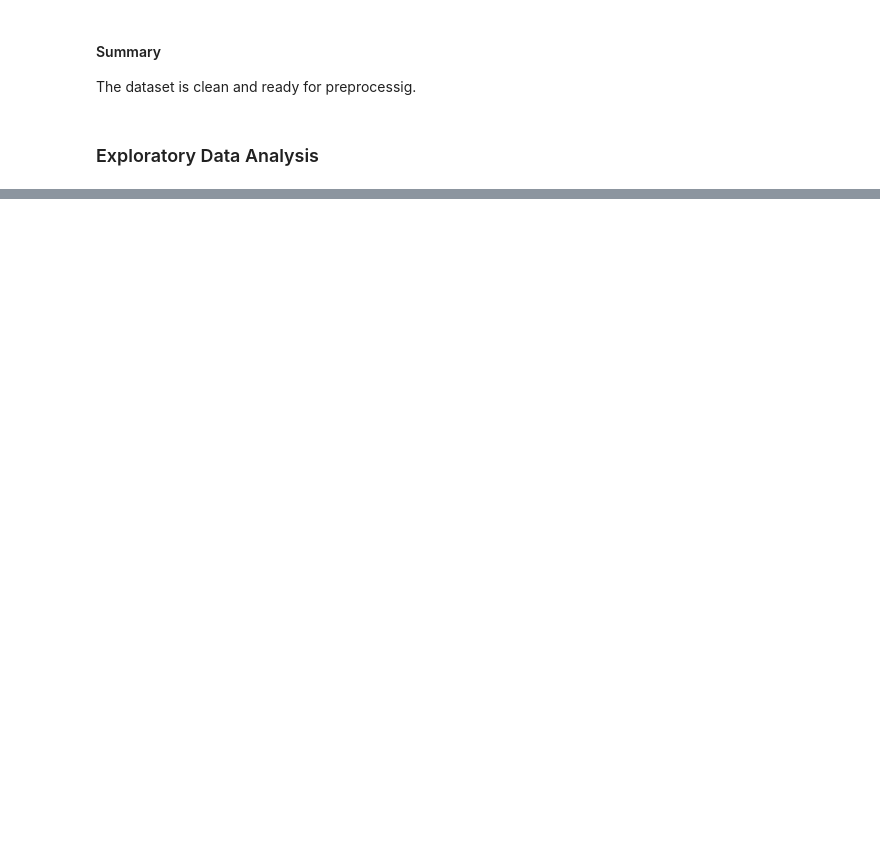
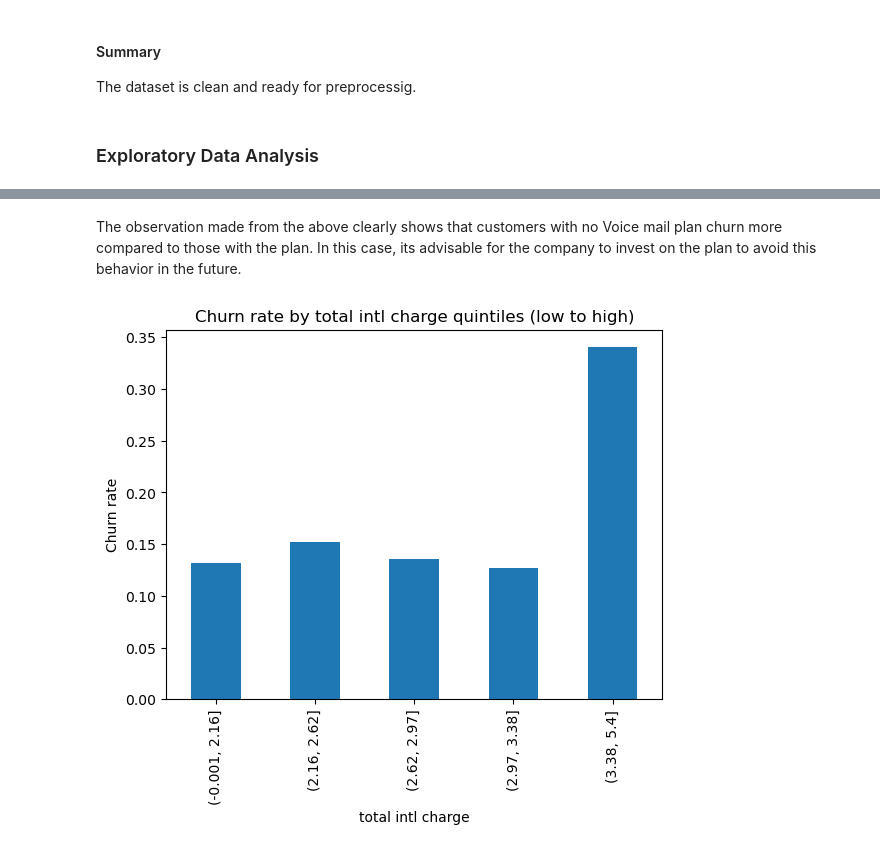
Before and after one commit to Smwangi1/Phase3-Group1-Project, a Jupyter notebook: classification-analysis.ipynb, the cells around one changed output, grey strips where cells are left out. Saved outputs shown, nothing was run; the diff lists cells and outputs as text; code cells hidden in the pictures; blank space fills up the shorter version.

```diff
--- a/classification-analysis.ipynb
+++ b/classification-analysis.ipynb
@@ -262,0 +323,16 @@ sns.countplot(x="churn", data=data)
+# %% [markdown]
+The observation made from the above clearly shows that customers with no Voice mail plan churn more compared to those with the plan. In this case, its advisable for the company to invest on the plan to avoid this behavior in the future.
+# %%
+# are high charges linked to churn? (bining by quintiles)
+def plot_binned_churn(col, q=5):
+    b = pd.qcut(df[col], q=q, duplicates='drop')
+    tbl = df.groupby(b)['churn_num'].mean()
+    ax = tbl.plot(kind='bar')
+    ax.set_title(f'Churn rate by {col} quintiles (low to high)')
+    ax.set_ylabel('Churn rate'); ax.set_xlabel(col)
+    return tbl
+
+bins_day = plot_binned_churn('total day charge', q=5)
+bins_intl = plot_binned_churn('total intl charge', q=5)
+# %% [output]
+[figure, added]
```
Also changed, not shown: parts of 34 cells of this notebook.
